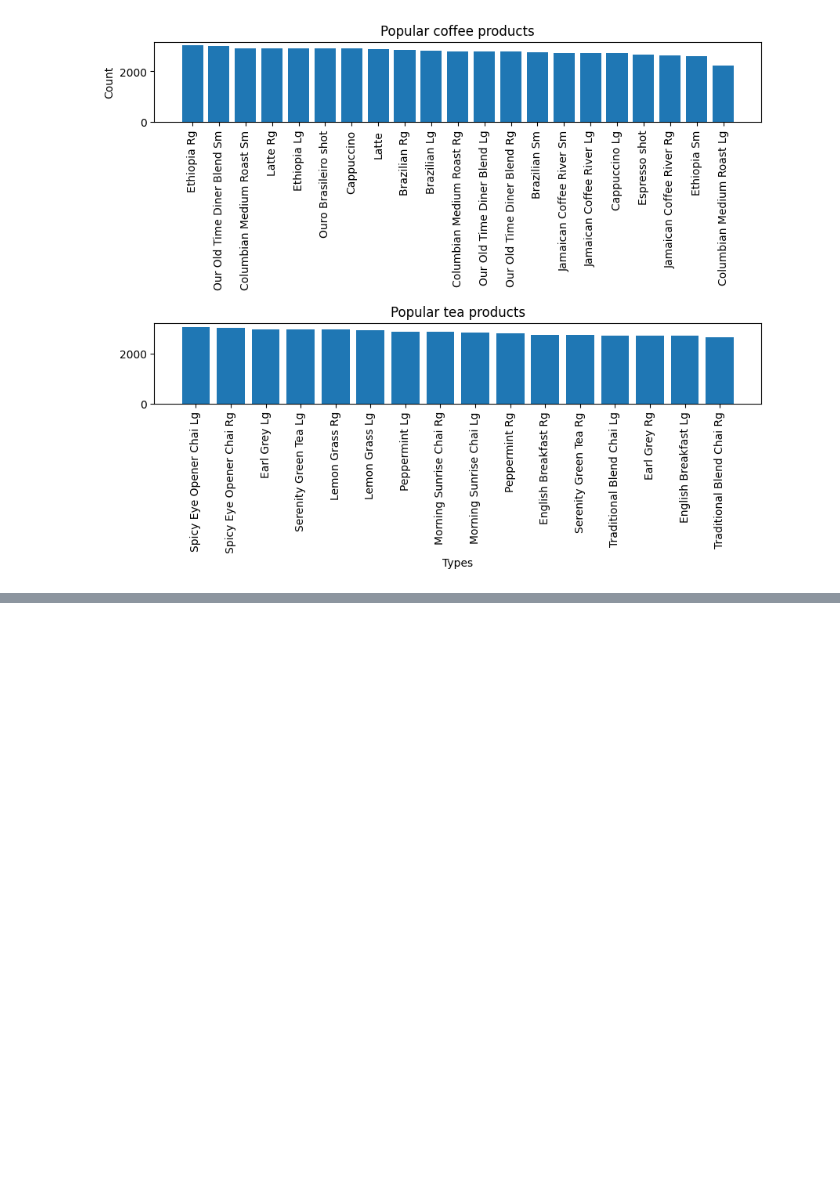
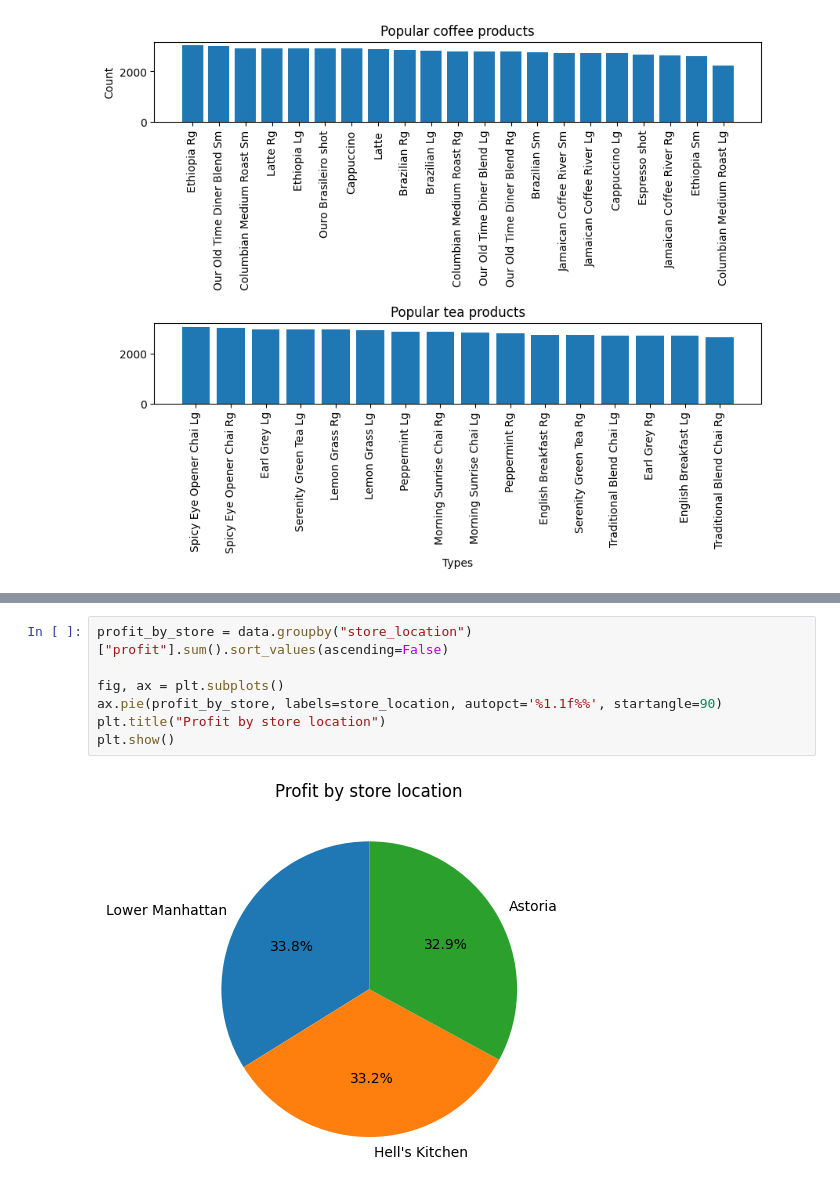
Before and after one commit to YESosnovska/coffee-shop-sales-analysis, a Jupyter notebook: app/coffee-shop-sales.ipynb, the cells around one changed output, grey strips where cells are left out. Saved outputs shown, nothing was run; the diff lists cells and outputs as text; blank space fills up the shorter version.

```diff
--- a/app/coffee-shop-sales.ipynb
+++ b/app/coffee-shop-sales.ipynb
@@ -181,0 +192,9 @@ plt.show()
+# %%
+profit_by_store = data.groupby("store_location")["profit"].sum().sort_values(ascending=False)
+
+fig, ax = plt.subplots()
+ax.pie(profit_by_store, labels=store_location, autopct='%1.1f%%', startangle=90)
+plt.title("Profit by store location")
+plt.show()
+# %% [output]
+[figure, added]
```
Also changed, not shown: parts of 1 cell of this notebook.
